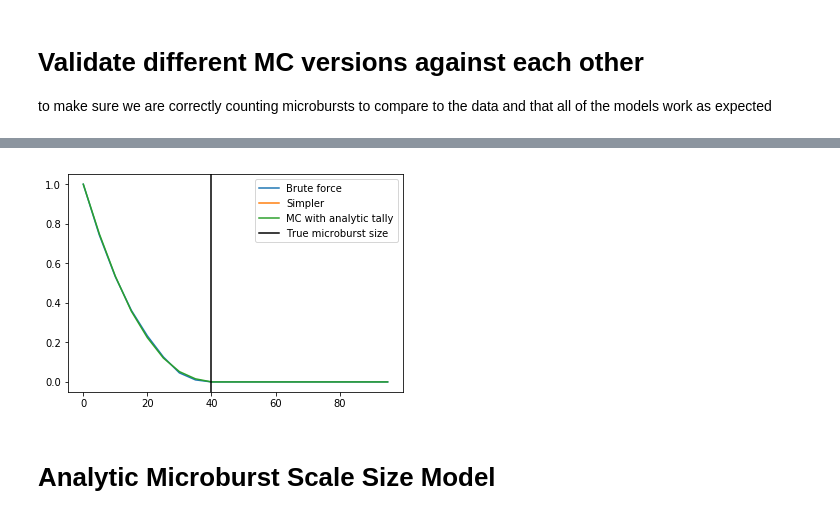
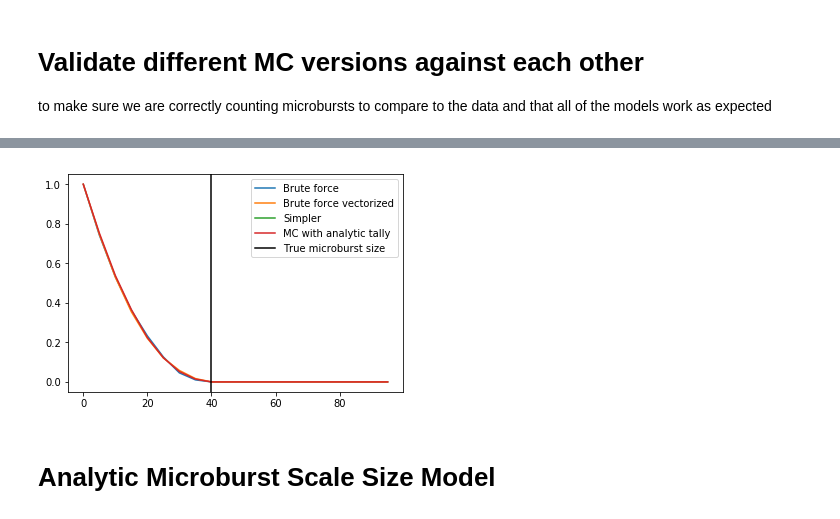
Before and after one commit to mshumko/ac6_microburst_scale_sizes, a Jupyter notebook: models/microburst_scale_size_model.ipynb, the cells around one changed output, grey strips where cells are left out. Saved outputs shown, nothing was run; the diff lists cells and outputs as text; code cells hidden in the pictures.

Commit message:
Looks like I've sucessfully vectorized the brute force algorithm. I need to do one more check before I call it a sucess and add it to the MCMC. Rough speed improvement is on the order of 300x!

```diff
--- a/models/microburst_scale_size_model.ipynb
+++ b/models/microburst_scale_size_model.ipynb
@@ -181,0 +228,4 @@ MC brute force run time 7.28 s
+# %%
+start_time = time.time()
+mc_brute_vectorized = cdf_brute_vectorized(d, bins=bins)
+print(f'MC vectorized run time {round(time.time()-start_time, 2)} s')
@@ -194,11 +246,12 @@ MC with analytic tally run time 0.46 s
 # %%
 plt.plot(bins, cdf_brute, label='Brute force')
+plt.plot(bins, mc_brute_vectorized, label='Brute force vectorized')
 plt.plot(bins, mc_cdf, label='Simpler');
 plt.plot(bins, cdf_tally_analytic, label='MC with analytic tally');
 plt.axvline(d, color='k', label='True microburst size');
 plt.legend();
 # %% [output]
-[figure, old version]
+[figure, new version]
 # %% [markdown]
 # Analytic Microburst Scale Size Model
 # %% [markdown]
```
Also changed, not shown: parts of 8 cells of this notebook.
